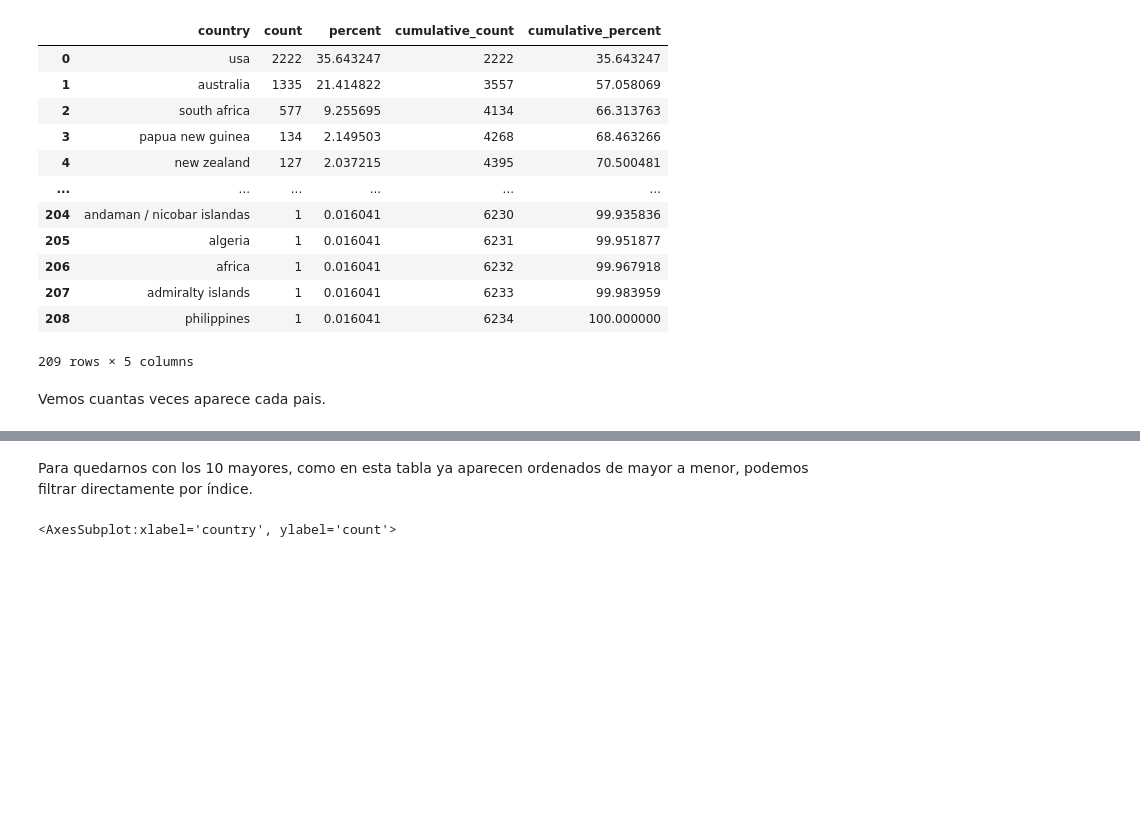
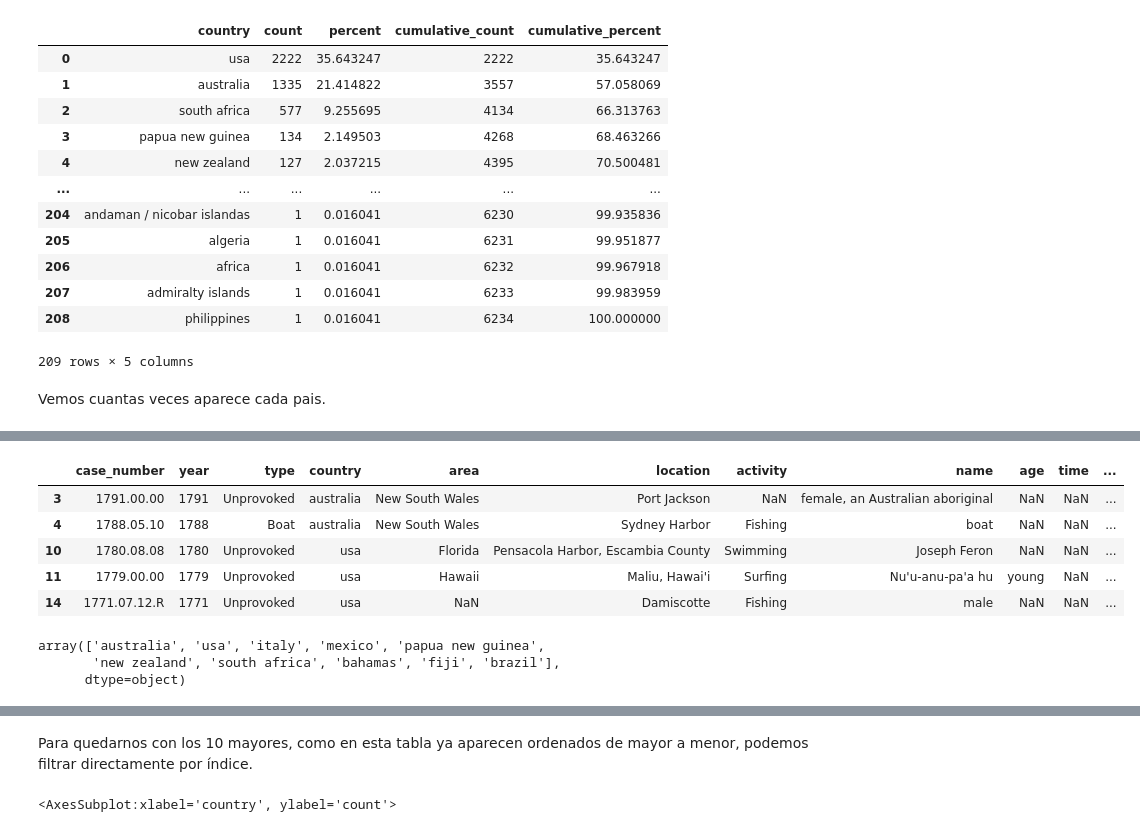
Before and after one commit to Adalab/DA-promo-A-module-2-pairprog-2-pair-3-Alicia-Laura, a Jupyter notebook: EDA/Pair_EDA_3.ipynb, the cells around one changed output, grey strips where cells are left out. Cells and saved outputs as stored; diff of their text form; code cells hidden in the pictures; blank space fills up the shorter version.

```diff
--- a/EDA/Pair_EDA_3.ipynb
+++ b/EDA/Pair_EDA_3.ipynb
@@ -98,0 +99,3 @@ df_country_10
+# %%
+lista_paises_10 = list(df_country_10['country'])
+lista_paises_10
@@ -99 +113,19 @@ df_country_10
+# %%
+df_country_10_2 = df[df['country'].isin(lista_paises_10)]
+# %%
+df_country_10_2.head()
+# %% [output]
+|  | case_number | year | type | country | area | location | activity | name | age | time | ... |
+| 3 | 1791.00.00 | 1791 | Unprovoked | australia | New South Wales | Port Jackson | NaN | female, an Australian aboriginal | NaN | NaN | ... |
+| 4 | 1788.05.10 | 1788 | Boat | australia | New South Wales | Sydney Harbor | Fishing | boat | NaN | NaN | ... |
+| 10 | 1780.08.08 | 1780 | Unprovoked | usa | Florida | Pensacola Harbor, Escambia County | Swimming | Joseph Feron | NaN | NaN | ... |
+| 11 | 1779.00.00 | 1779 | Unprovoked | usa | Hawaii | Maliu, Hawai'i | Surfing | Nu'u-anu-pa'a hu | young | NaN | ... |
+| 14 | 1771.07.12.R | 1771 | Unprovoked | usa | NaN | Damiscotte | Fishing | male | NaN | NaN | ... |
+# %%
+#Comprobamos que estan solo los 10 paises
+df_country_10_2['country'].unique()
+# %% [output]
+array(['australia', 'usa', 'italy', 'mexico', 'papua new guinea',
+       'new zealand', 'south africa', 'bahamas', 'fiji', 'brazil'],
+      dtype=object)
 # %%
```
Also changed, not shown: parts of 5 cells of this notebook, 1 other file.
